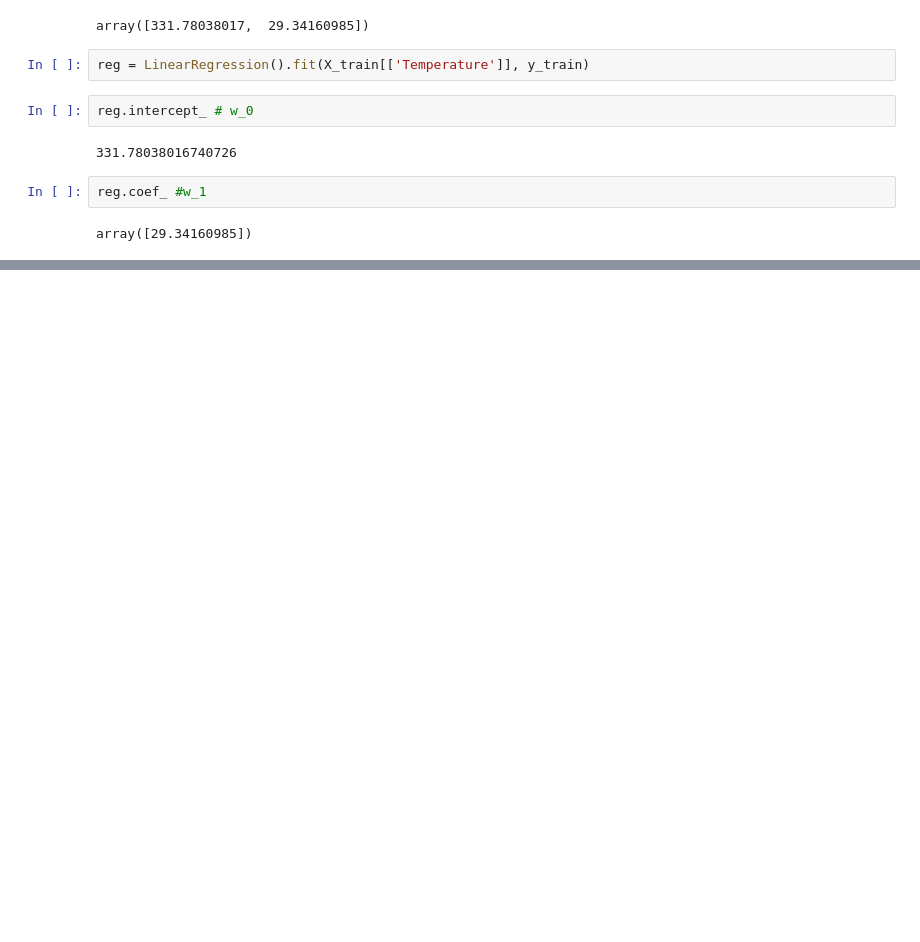
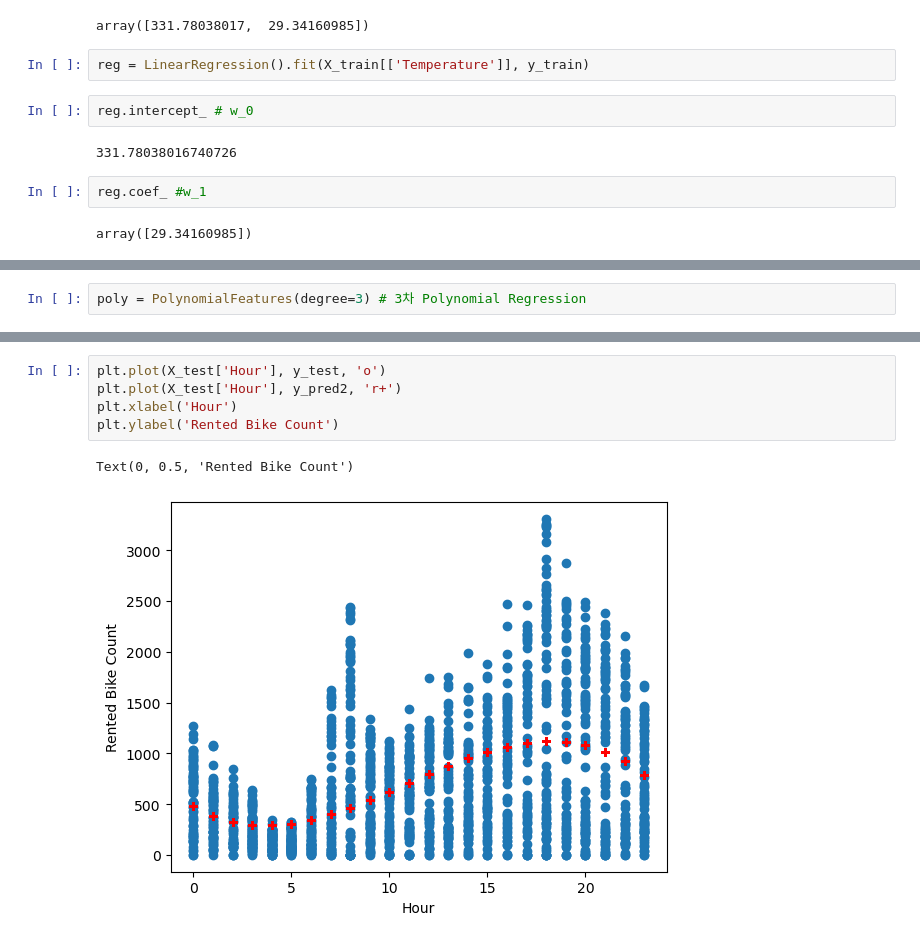
Before and after one commit to pulpo125/habang, a Jupyter notebook: machine_learning/05_선형회귀_예제(서울자전거).ipynb, the cells around one changed output, grey strips where cells are left out. Cells and saved outputs as stored; diff of their text form; blank space fills up the shorter version.

```diff
--- a/machine_learning/05_선형회귀_예제(서울자전거).ipynb
+++ b/machine_learning/05_선형회귀_예제(서울자전거).ipynb
@@ -344,0 +355,2 @@ array([29.34160985])
+# %%
+poly = PolynomialFeatures(degree=3) # 3차 Polynomial Regression
@@ -344,0 +448,8 @@ array([29.34160985])
+# %%
+plt.plot(X_test['Hour'], y_test, 'o')
+plt.plot(X_test['Hour'], y_pred2, 'r+')
+plt.xlabel('Hour')
+plt.ylabel('Rented Bike Count')
+# %% [output]
+Text(0, 0.5, 'Rented Bike Count')
+[figure, added]
```
Also changed, not shown: parts of 32 cells of this notebook.
